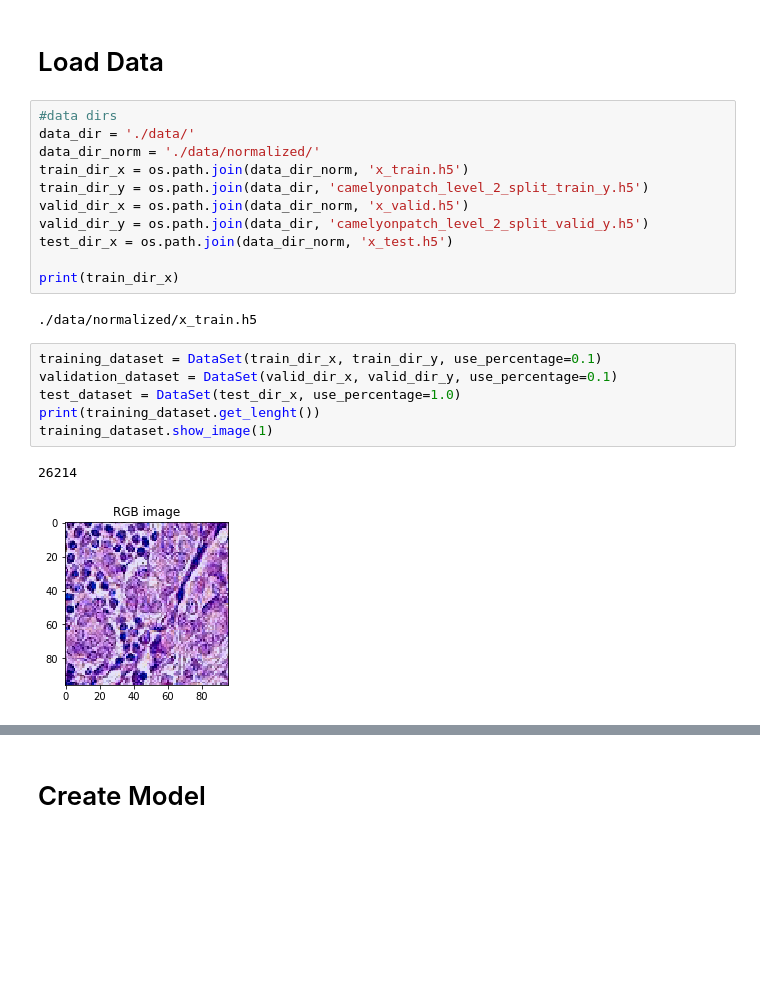
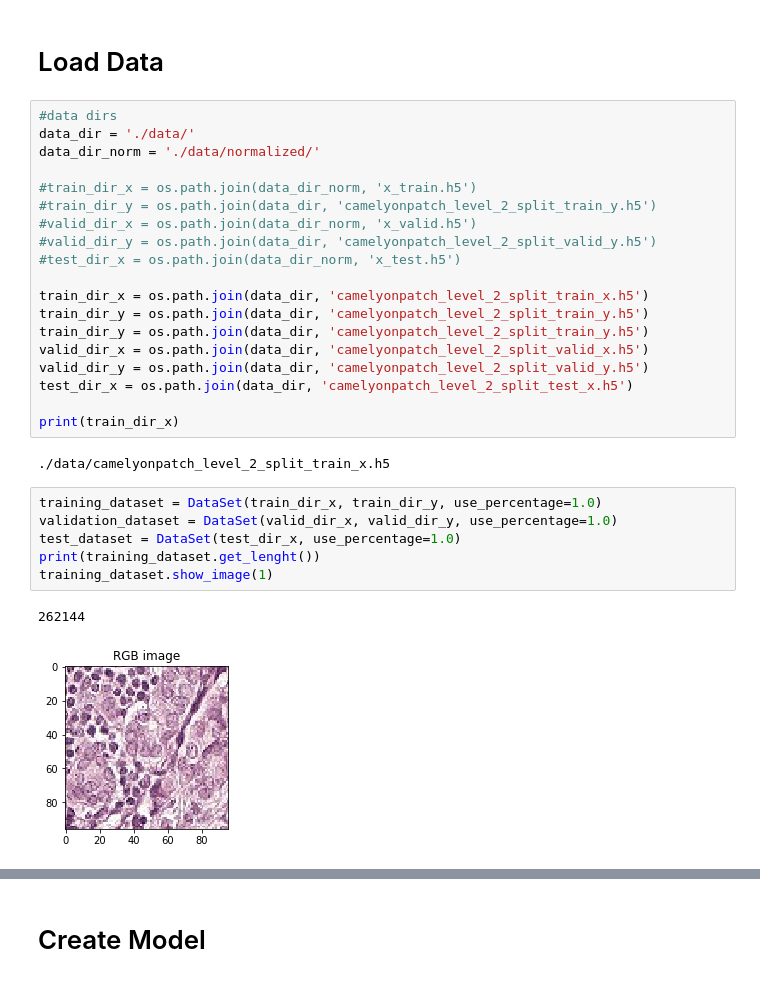
Before and after one commit to KochPJ/Ismi19, a Jupyter notebook: Main.ipynb, the cells around one changed output, grey strips where cells are left out. Drawn from its saved outputs; the diff is of its cells as text; blank space fills up the shorter version.

Commit message:
ready for first test

```diff
--- a/Main.ipynb
+++ b/Main.ipynb
@@ -172,23 +195,31 @@ class Logger(keras.callbacks.Callback):
 #data dirs
 data_dir = './data/'
 data_dir_norm = './data/normalized/'
-train_dir_x = os.path.join(data_dir_norm, 'x_train.h5')
+
+#train_dir_x = os.path.join(data_dir_norm, 'x_train.h5')
+#train_dir_y = os.path.join(data_dir, 'camelyonpatch_level_2_split_train_y.h5')
+#valid_dir_x = os.path.join(data_dir_norm, 'x_valid.h5')
+#valid_dir_y = os.path.join(data_dir, 'camelyonpatch_level_2_split_valid_y.h5')
+#test_dir_x = os.path.join(data_dir_norm, 'x_test.h5')
+
+train_dir_x = os.path.join(data_dir, 'camelyonpatch_level_2_split_train_x.h5')
 train_dir_y = os.path.join(data_dir, 'camelyonpatch_level_2_split_train_y.h5')
-valid_dir_x = os.path.join(data_dir_norm, 'x_valid.h5')
+train_dir_y = os.path.join(data_dir, 'camelyonpatch_level_2_split_train_y.h5')
+valid_dir_x = os.path.join(data_dir, 'camelyonpatch_level_2_split_valid_x.h5')
 valid_dir_y = os.path.join(data_dir, 'camelyonpatch_level_2_split_valid_y.h5')
-test_dir_x = os.path.join(data_dir_norm, 'x_test.h5')
+test_dir_x = os.path.join(data_dir, 'camelyonpatch_level_2_split_test_x.h5')
 
 print(train_dir_x)
 # %% [output]
-./data/normalized/x_train.h5
+./data/camelyonpatch_level_2_split_train_x.h5
 # %%
-training_dataset = DataSet(train_dir_x, train_dir_y, use_percentage=0.1)
-validation_dataset = DataSet(valid_dir_x, valid_dir_y, use_percentage=0.1)
+training_dataset = DataSet(train_dir_x, train_dir_y, use_percentage=1.0)
+validation_dataset = DataSet(valid_dir_x, valid_dir_y, use_percentage=1.0)
 test_dataset = DataSet(test_dir_x, use_percentage=1.0)
 print(training_dataset.get_lenght())
 training_dataset.show_image(1)
 # %% [output]
-26214
+262144
-[figure, old version]
+[figure, new version]
 # %%
 #test batch creator
```
Also changed, not shown: parts of 11 cells of this notebook, 46 other files.
